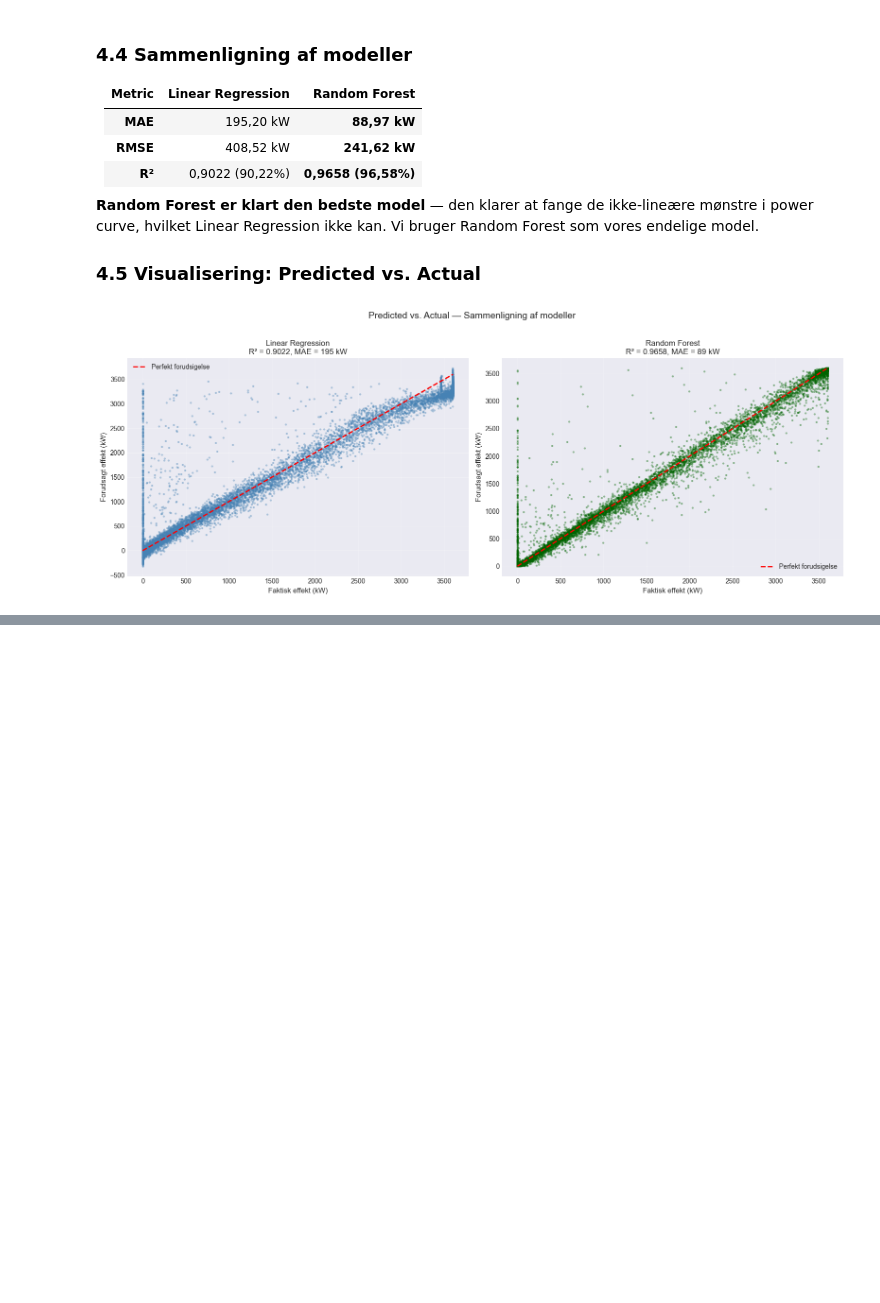
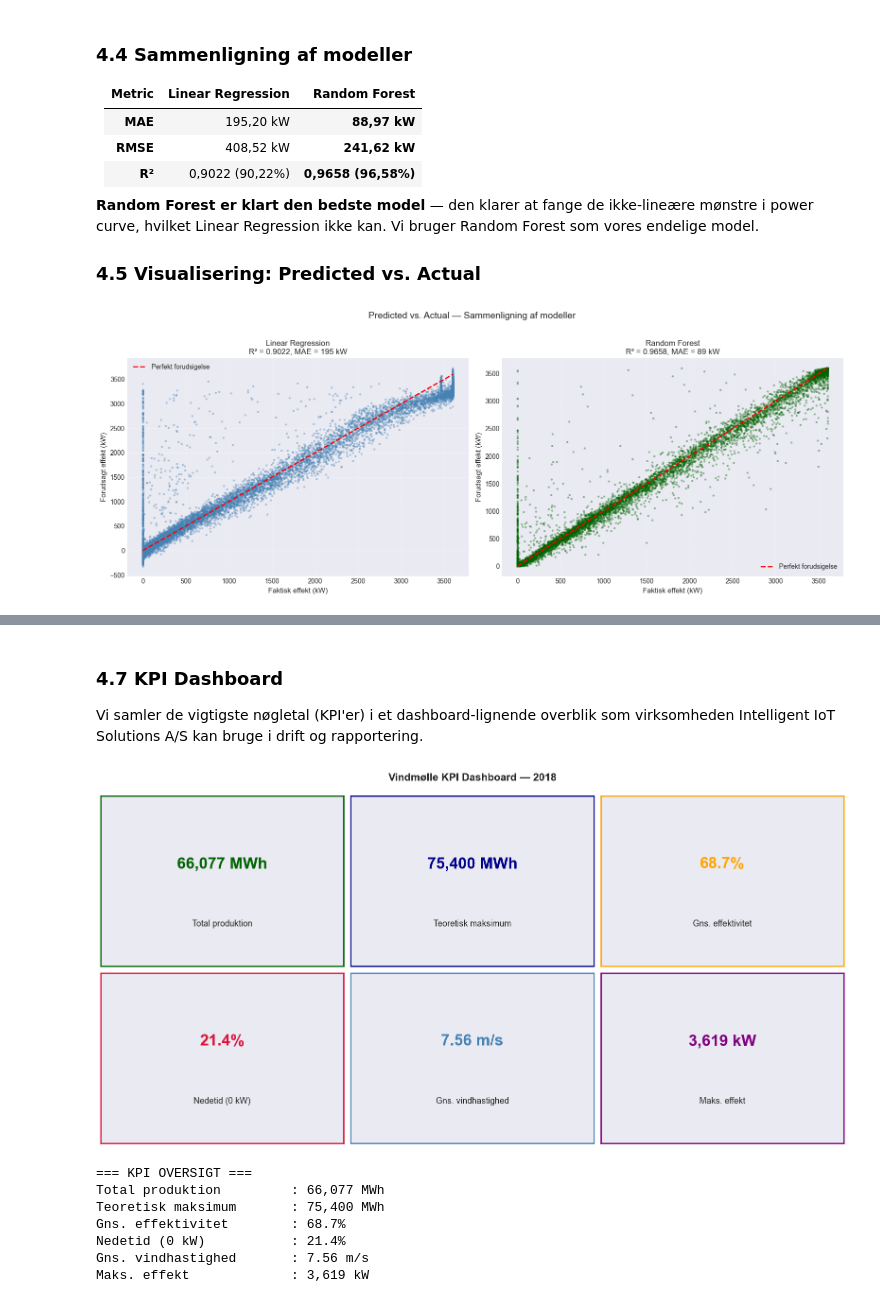
Before and after one commit to Zak-ek/vindmoelle-analyse, a Jupyter notebook: Vindmølle_Analyse.ipynb, the cells around one changed output, grey strips where cells are left out. Drawn from its saved outputs; the diff is of its cells as text; code cells hidden in the pictures; blank space fills up the shorter version.

```diff
--- a/Vindmølle_Analyse.ipynb
+++ b/Vindmølle_Analyse.ipynb
@@ -647,0 +680,52 @@ plt.show()
+# %% [markdown]
+### 4.7 KPI Dashboard
+
+Vi samler de vigtigste nøgletal (KPI'er) i et dashboard-lignende overblik som virksomheden Intelligent IoT Solutions A/S kan bruge i drift og rapportering.
+# %%
+# Beregn KPI'er
+total_production = df['LV ActivePower (kW)'].sum() / 1000  # i MWh (10 min intervaller)
+total_theoretical = df['Theoretical_Power_Curve (KWh)'].sum() / 1000
+avg_efficiency = df_ml['Efficiency'].mean() * 100
+downtime_pct = ((df['LV ActivePower (kW)'] <= 0).sum() / len(df)) * 100
+avg_wind_speed = df['Wind Speed (m/s)'].mean()
+max_power = df['LV ActivePower (kW)'].max()
+
+# Lav dashboard med 6 KPI'er
+fig, axes = plt.subplots(2, 3, figsize=(16, 8))
+fig.suptitle('Vindmølle KPI Dashboard — 2018', fontsize=16, fontweight='bold', y=1.0)
+
+kpi_data = [
+    ('Total produktion', f'{total_production:,.0f} MWh', 'darkgreen'),
+    ('Teoretisk maksimum', f'{total_theoretical:,.0f} MWh', 'darkblue'),
+    ('Gns. effektivitet', f'{avg_efficiency:.1f}%', 'orange'),
+    ('Nedetid (0 kW)', f'{downtime_pct:.1f}%', 'crimson'),
+    ('Gns. vindhastighed', f'{avg_wind_speed:.2f} m/s', 'steelblue'),
+    ('Maks. effekt', f'{max_power:,.0f} kW', 'purple'),
+]
+
+for ax, (title, value, color) in zip(axes.flatten(), kpi_data):
+    ax.text(0.5, 0.6, value, ha='center', va='center',
+            fontsize=24, fontweight='bold', color=color)
+    ax.text(0.5, 0.25, title, ha='center', va='center', fontsize=13)
+    ax.set_xticks([])
+    ax.set_yticks([])
+    for spine in ax.spines.values():
+        spine.set_color(color)
+        spine.set_linewidth(2)
+
+plt.tight_layout()
+plt.show()
+
+# Print også som tekst
+print("\n=== KPI OVERSIGT ===")
+for title, value, _ in kpi_data:
+    print(f"{title:25s}: {value}")
+# %% [output]
+[figure, added]
+=== KPI OVERSIGT ===
+Total produktion         : 66,077 MWh
+Teoretisk maksimum       : 75,400 MWh
+Gns. effektivitet        : 68.7%
+Nedetid (0 kW)           : 21.4%
+Gns. vindhastighed       : 7.56 m/s
+Maks. effekt             : 3,619 kW
```
Also changed, not shown: parts of 4 cells of this notebook, 14 other files.
